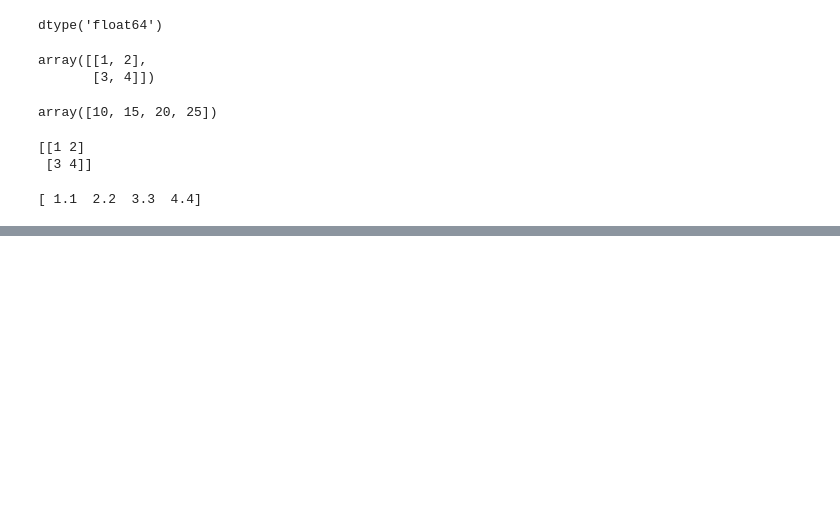
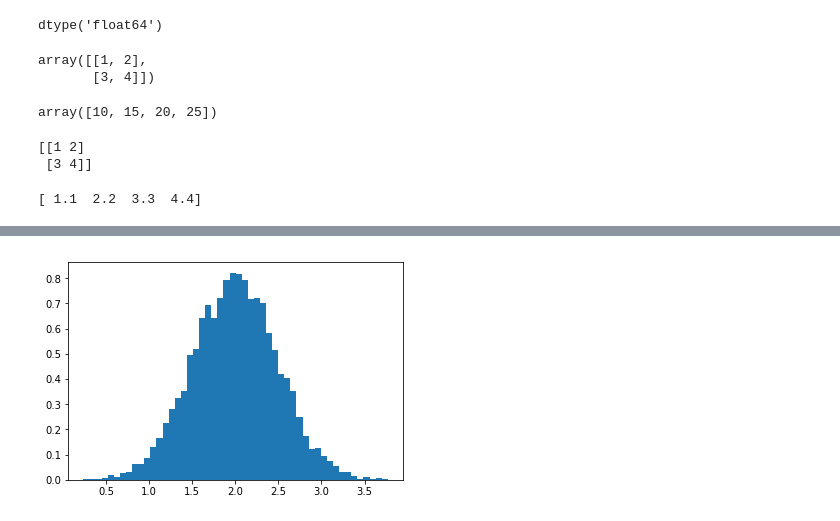
Before and after one commit to susain-ko/KSEAProject, a Jupyter notebook: numpy_example.ipynb, the cells around one changed output, grey strips where cells are left out. Drawn from its saved outputs; the diff is of its cells as text; code cells hidden in the pictures; blank space fills up the shorter version.

```diff
--- a/numpy_example.ipynb
+++ b/numpy_example.ipynb
@@ -79,0 +339,9 @@ print(c)
+# %%
+mu, sigma = 2, 0.5
+# %%
+v = np.random.normal(mu, sigma, 10000)
+# %%
+plt.hist(v, bins = 50, normed = 1)
+plt.show()
+# %% [output]
+[figure, added]
```
Also changed, not shown: parts of 39 cells of this notebook.
